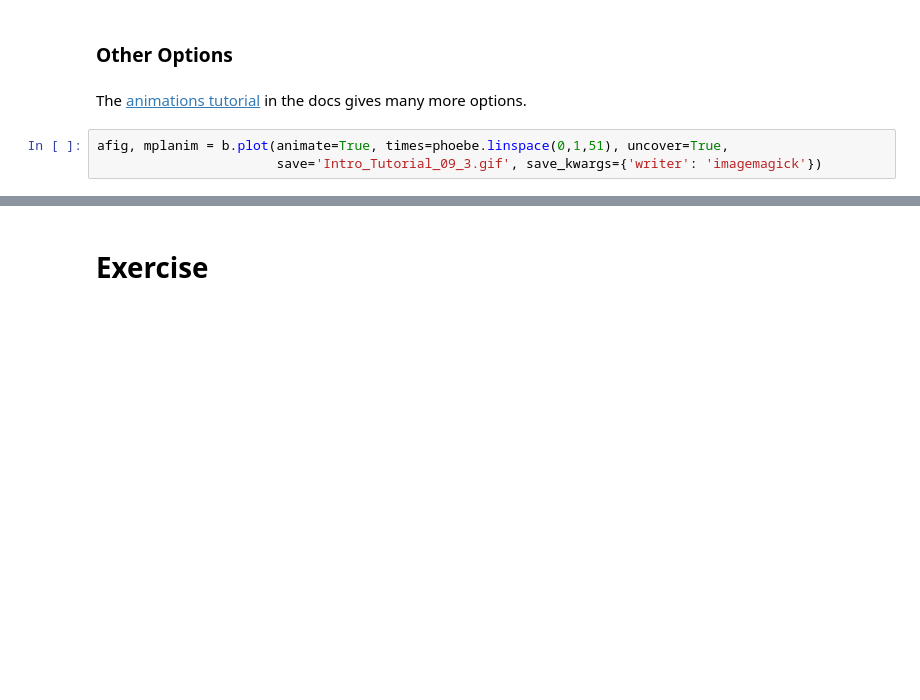
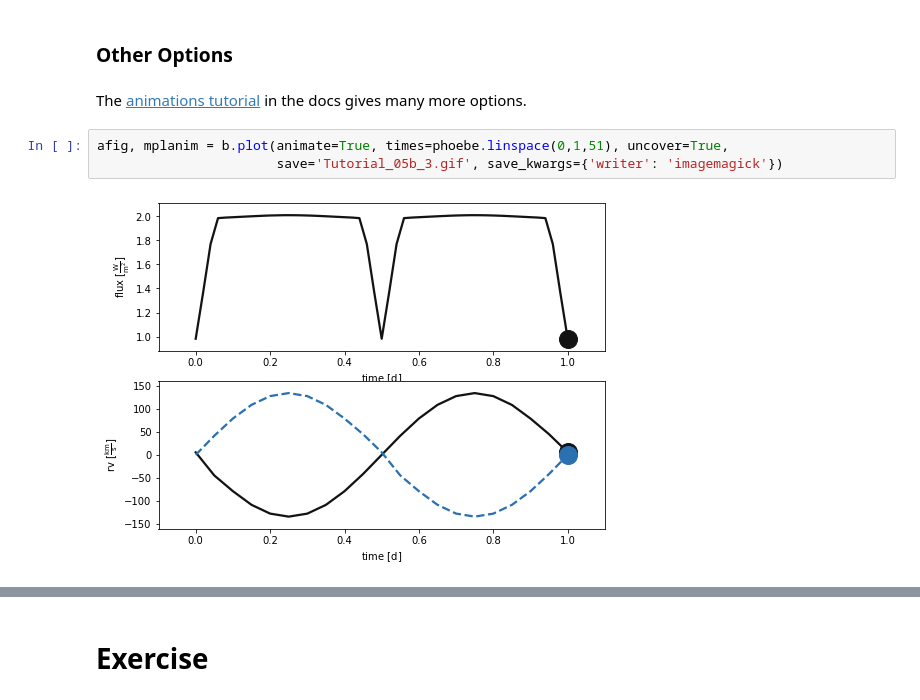
Before and after one commit to phoebe-project/phoebe2-workshop, a Jupyter notebook: Tutorial_05b_animations.ipynb, the cells around one changed output, grey strips where cells are left out. Cells and saved outputs as stored; diff of their text form; blank space fills up the shorter version.

```diff
--- a/Tutorial_05b_animations.ipynb
+++ b/Tutorial_05b_animations.ipynb
@@ -45,7 +55,9 @@ afig, mplanim = b.filter(dataset='lc01').plot(animate=True, times=phoebe.linspac
 The [animations tutorial](http://phoebe-project.org/docs/2.3/tutorials/animations/) in the docs gives many more options.
 # %%
 afig, mplanim = b.plot(animate=True, times=phoebe.linspace(0,1,51), uncover=True,
-                       save='Intro_Tutorial_09_3.gif', save_kwargs={'writer': 'imagemagick'})
+                       save='Tutorial_05b_3.gif', save_kwargs={'writer': 'imagemagick'})
+# %% [output]
+[figure, added]
 # %% [markdown]
 ![animation](Intro_Tutorial_09_3.gif)
 # %% [markdown]
```
Also changed, not shown: parts of 7 cells of this notebook, 3 other files.
